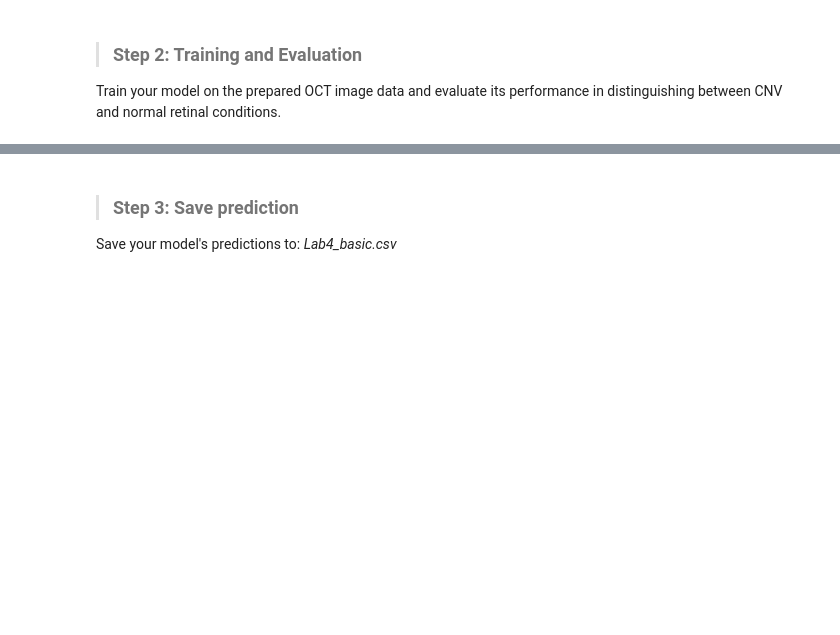
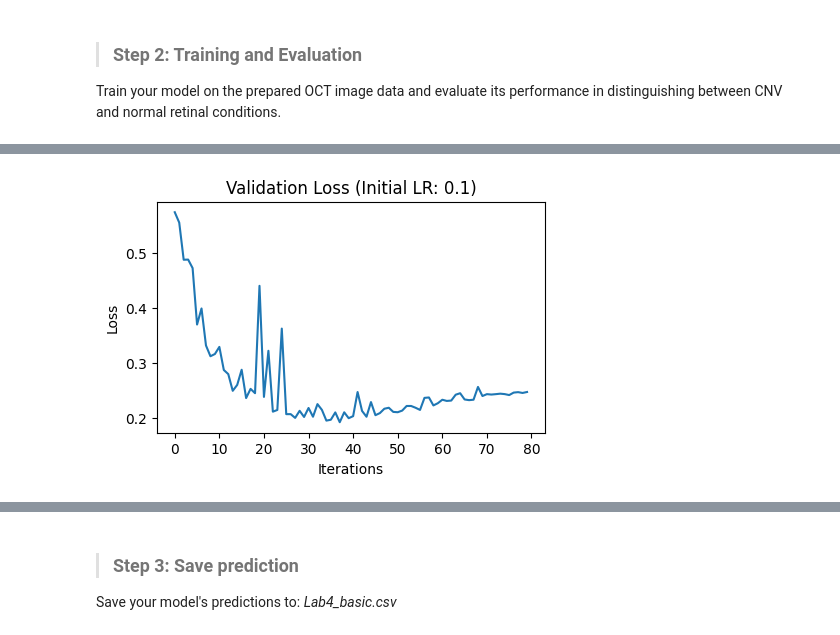
Before and after one commit to liuutin9/Introduction_to_Machine_Learning, a Jupyter notebook: Lab4/Lab4.ipynb, the cells around one changed output, grey strips where cells are left out. Saved outputs shown, nothing was run; the diff lists cells and outputs as text; code cells hidden in the pictures; blank space fills up the shorter version.

```diff
--- a/Lab4/Lab4.ipynb
+++ b/Lab4/Lab4.ipynb
@@ -1774,3 +1787,13 @@ Loss after iteration 72: 0.11374367599239554
+# %%
+# Plot the loss
+plt.figure(figsize=(5, 3))
+plt.plot(predictionLoss)
+plt.xlabel('Iterations')
+plt.ylabel('Loss')
+plt.title(f'Validation Loss (Initial LR: {learning_rate})')
+plt.show()
+# %% [output]
+[figure, added]
 # %%
 print('training------')
 pred_train = predict(x_train, y_train, model)
```
Also changed, not shown: parts of 8 cells of this notebook, 5 other files.
